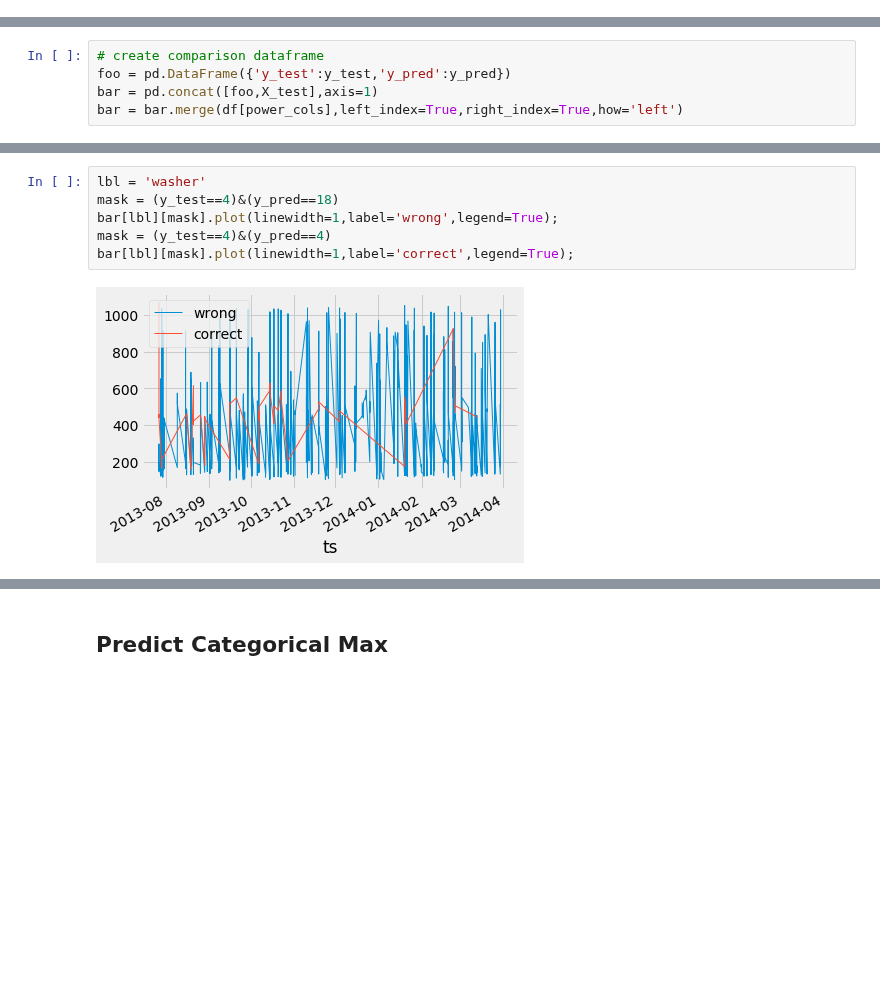
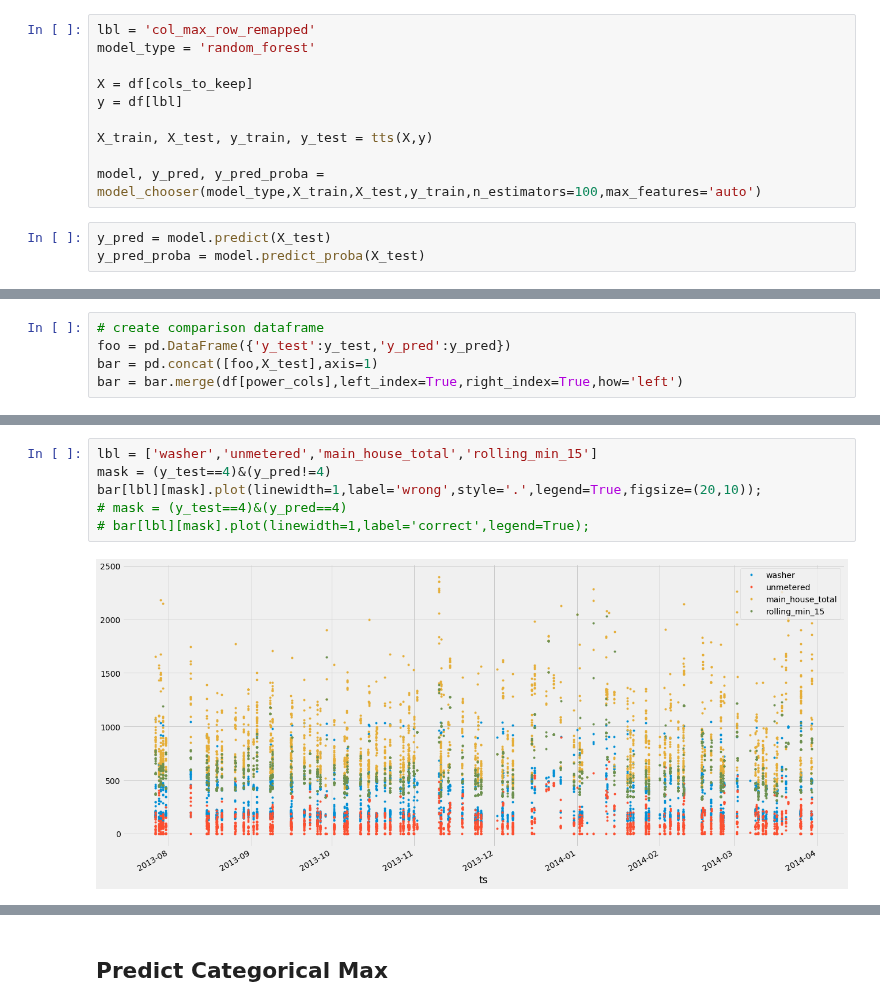
Before and after one commit to enmyj/gafp, a Jupyter notebook: elec_classification_max.ipynb, the cells around one changed output, grey strips where cells are left out. Saved outputs shown, nothing was run; the diff lists cells and outputs as text; blank space fills up the shorter version.

```diff
--- a/elec_classification_max.ipynb
+++ b/elec_classification_max.ipynb
@@ -236,3 +258,16 @@ mapping
+# %%
+lbl = 'col_max_row_remapped'
+model_type = 'random_forest'
+
+X = df[cols_to_keep]
+y = df[lbl]
+
+X_train, X_test, y_train, y_test = tts(X,y)
+
+model, y_pred, y_pred_proba = model_chooser(model_type,X_train,X_test,y_train,n_estimators=100,max_features='auto')
+# %%
+y_pred = model.predict(X_test)
+y_pred_proba = model.predict_proba(X_test)
 # %%
 # total accuracy
 most_common_val = y_test.value_counts(sort=True).head(1).index[0]
@@ -293,9 +324,9 @@ bar = bar.merge(df[power_cols],left_index=True,right_index=True,how='left')
 # %%
-lbl = 'washer'
-mask = (y_test==4)&(y_pred==18)
-bar[lbl][mask].plot(linewidth=1,label='wrong',legend=True);
-mask = (y_test==4)&(y_pred==4)
-bar[lbl][mask].plot(linewidth=1,label='correct',legend=True);
+lbl = ['washer','unmetered','main_house_total','rolling_min_15']
+mask = (y_test==4)&(y_pred!=4)
+bar[lbl][mask].plot(linewidth=1,label='wrong',style='.',legend=True,figsize=(20,10));
+# mask = (y_test==4)&(y_pred==4)
+# bar[lbl][mask].plot(linewidth=1,label='correct',legend=True);
 # %% [output]
-[figure, old version]
+[figure, new version]
 # %%
```
Also changed, not shown: parts of 17 cells of this notebook.
